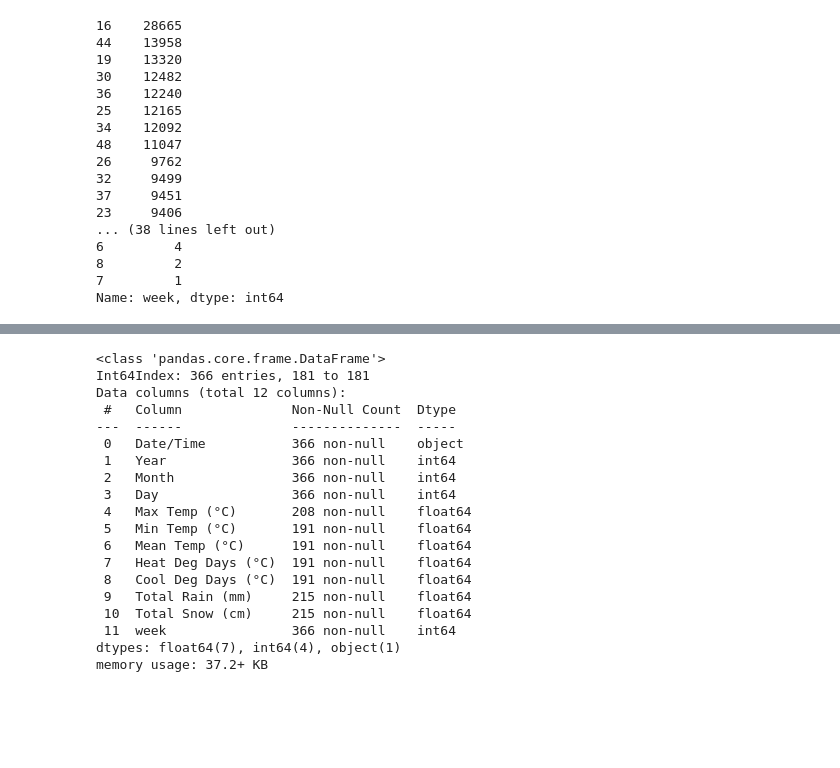
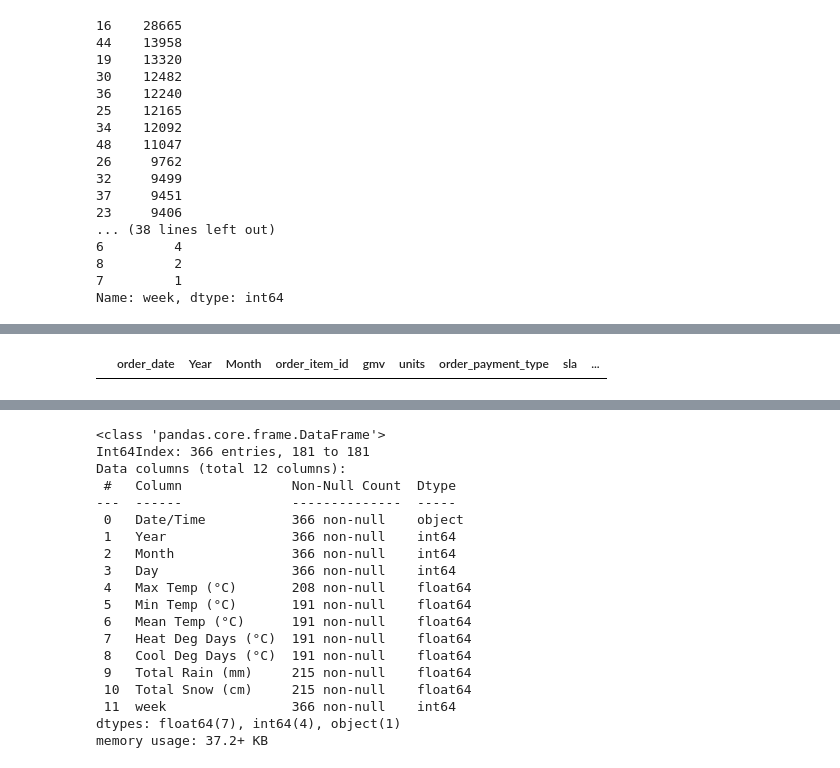
Before and after one commit to PrajsPrabs/UpgradBACaseStudy, a Jupyter notebook: EComm1.ipynb, the cells around one changed output, grey strips where cells are left out. Drawn from its saved outputs; the diff is of its cells as text; code cells hidden in the pictures; blank space fills up the shorter version.

```diff
--- a/EComm1.ipynb
+++ b/EComm1.ipynb
@@ -464,21 +464,25 @@ Name: discount_per, Length: 396689, dtype: float64
 # Ont2015
 # Ont2016
 # %%
-## sales Calendar
+# ## sales Calendar
 SalesCal = pd.read_excel("/content/drive/MyDrive/Colab Notebooks/E-Commerce Capstone Dataset/Media data and other information.xlsx",sheet_name="Special Sale Calendar")
 
 SalesCal.head(20)
 
 SalesCal1=pd.DataFrame(['2015-07-18','2015-07-19','2015-08-15','2015-08-16','2015-08-17','2015-08-28','2015-08-29','2015-08-30',
                         '2015-10-15','2015-10-16','2015-10-17','2015-11-07','2015-11-08','2015-11-09','2015-11-10','2015-11-11','2015-11-12',
                         '2015-11-13','2015-11-14','2015-12-25','2015-12-26','2015-12-27','2015-12-28','2015-12-29','2015-12-30','2015-12-31',
                         '2016-01-01','2016-01-02','2016-01-03','2016-01-20','2016-01-21','2016-01-22','2016-02-01','2016-02-02','2016-02-20','2016-02-21',
                        '2016-02-14','2016-02-15','2016-03-07','2016-03-08','2016-03-09','2016-05-25','2016-05-26','2016-05-27'])
 
 SalesCal1=SalesCal1[0].to_list()
 EleData2['sale']=0
-EleData2.loc[EleData.order_date.isin(SalesCal1),'sale']=1
-EleData2.loc[EleData2.sale==1]
-EleData2.rename(columns={"sale":"sale_day_flag"},inplace=True)
+SalesCal1
+EleData2.order_date.head()
+EleData2[EleData2['order_date'].isin(SalesCal1)]
+# EleData2.loc[EleData2.sale==1]
+# EleData2.rename(columns={"sale":"sale_day_flag"},inplace=True)
+# %% [output]
+|  | order_date | Year | Month | order_item_id | gmv | units | order_payment_type | sla | ... |
 # %%
 EleData2.info()
```
Also changed, not shown: parts of 28 cells of this notebook.
